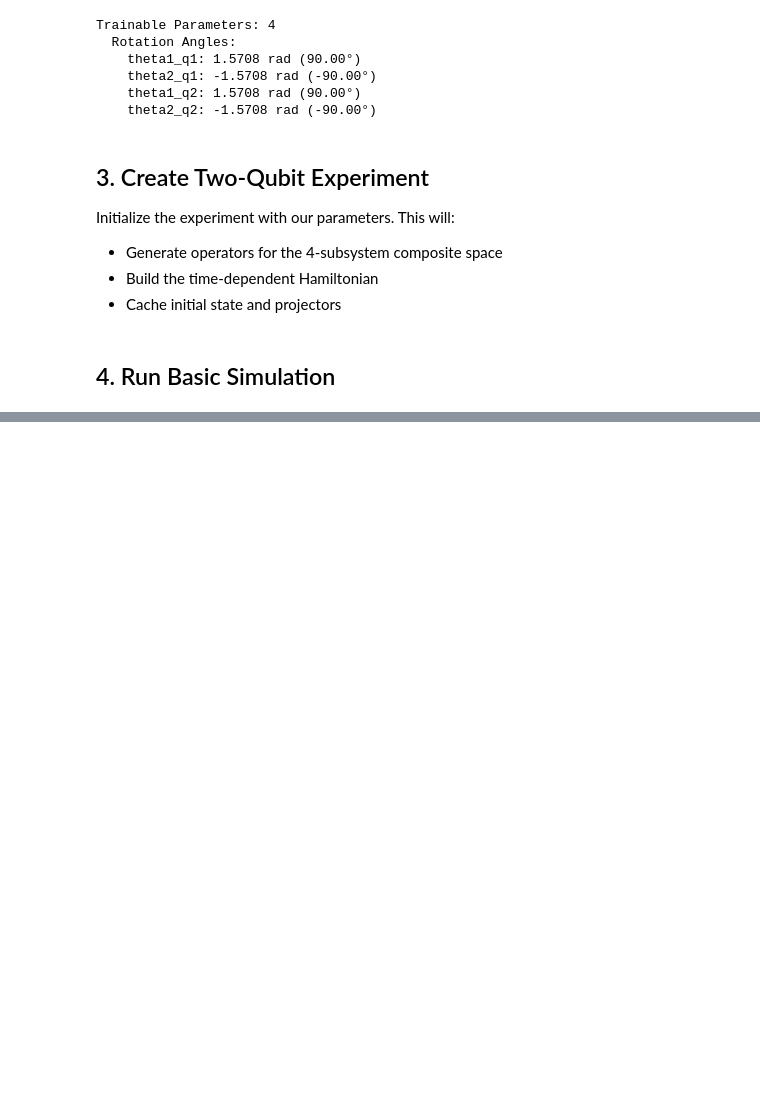
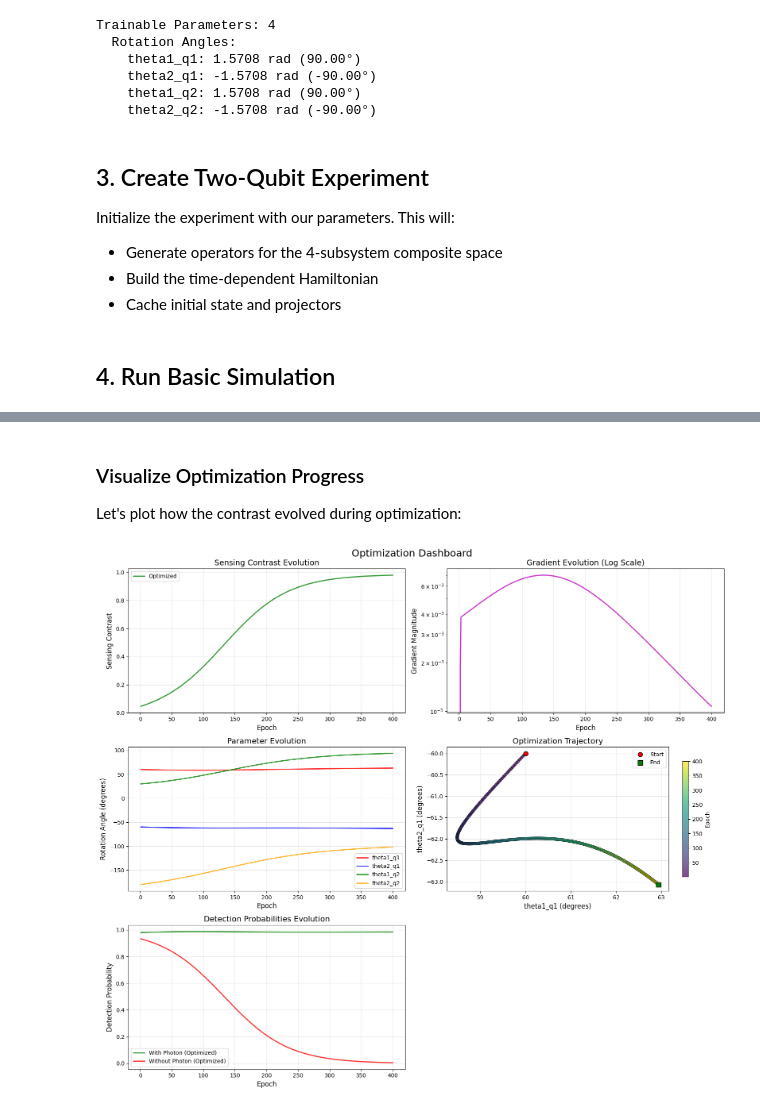
Before and after one commit to Simone-Bordoni/Quantum-sensing-QML, a Jupyter notebook: examples/two_qubit_tutorial.ipynb, the cells around one changed output, grey strips where cells are left out. Drawn from its saved outputs; the diff is of its cells as text; code cells hidden in the pictures; blank space fills up the shorter version.

```diff
--- a/examples/two_qubit_tutorial.ipynb
+++ b/examples/two_qubit_tutorial.ipynb
@@ -23,11 +25,18 @@ warnings.filterwarnings('ignore')
 ## 1. Setup Experimental Parameters
 # %%
 # Define experimental parameters using nested configuration objects
+interaction = QubitInteraction(
+    qubit_indices=(0, 1),
+    interaction_type=InteractionType.XX,
+    chi=0.1
+)
+
 physical_constants = PhysicalConstants(
     n_qubits=2,
-    chi=[5.0, 5.0],
-    photon_cavity_coupling=5.0,
-    inverse_pulse_width=1.0
+    chi=[30.0, 30.0],
+    photon_cavity_coupling=20.0,
+    inverse_pulse_width=1.0,
+    qubit_interactions=[interaction]
 )
 
 system_dims = SystemDimensions(
@@ -84,9 +93,14 @@ For two-qubit experiments, we need 4 rotation angles:
 # %%
 # Create trainable parameters with 4 rotation angles
 trainable_params = TrainableParameters()
+
+import optax
+optimizer = optax.adam(learning_rate=0.2)
+
 trainable_params.add_rotation_angles(
     names=["theta1_q1", "theta2_q1", "theta1_q2", "theta2_q2"],
-    initial_values=[np.pi/2, -np.pi/2, np.pi/2, -np.pi/2]
+    initial_values=[np.pi/2, -np.pi/2, np.pi/2, -np.pi/2],
+
 )
 
 print(trainable_params)
@@ -126,0 +145,10 @@ MODE: Single Simulation
+# %%
+# Optimize with default detection criterion (1 - P(00))
+callback_opt = experiment.optimize_rotations(
+    num_steps=400,
+    batch_size=1,
+    tolerance=1e-6,
+    verbose=True,
+    verbose_step=100,
+    theta_init=[np.pi/3, -np.pi/3, np.pi/6, -np.pi]
+)
@@ -126,0 +173,20 @@ MODE: Single Simulation
+# %% [markdown]
+### Visualize Optimization Progress
+
+Let's plot how the contrast evolved during optimization:
+# %%
+from qsopt.utils.visualization import plot_optimization_dashboard
+
+# Create comprehensive dashboard showing all optimization metrics
+fig = plot_optimization_dashboard(
+    callback_opt,
+    show_contrast=True,
+    show_gradients=True,
+    show_parameters=True,
+    show_trajectory=True,
+    show_probabilities=True,
+    figsize=(16, 14)
+)
+plt.show()
+# %% [output]
+[figure, added]
```
Also changed, not shown: parts of 9 cells of this notebook, 20 other files.
